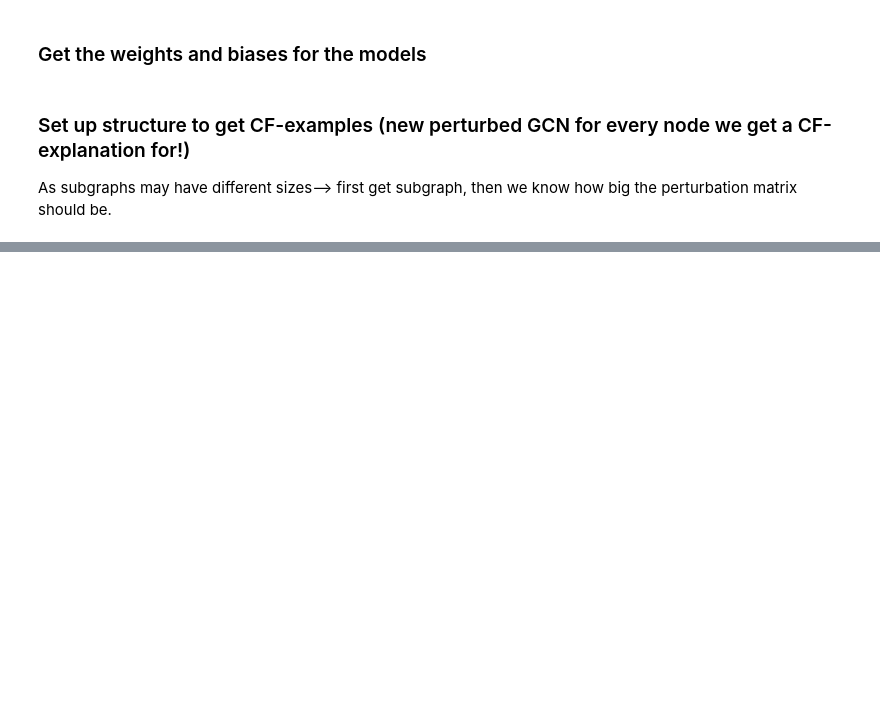
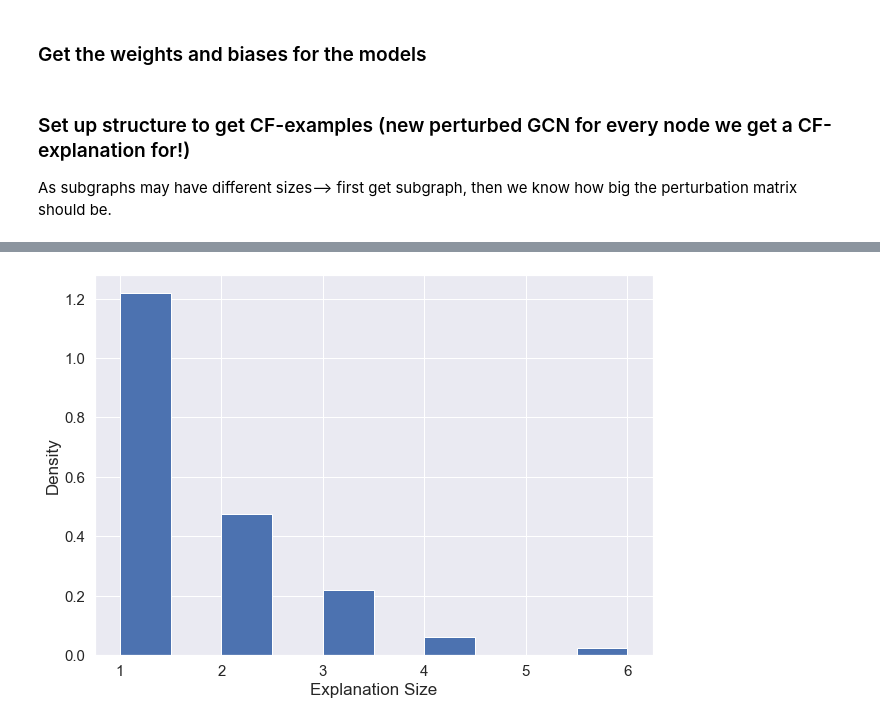
Before and after one commit to Janneke13/CF-GNNExplainer-recreation, a Jupyter notebook: CF_explainer_train.ipynb, the cells around one changed output, grey strips where cells are left out. Cells and saved outputs as stored; diff of their text form; code cells hidden in the pictures; blank space fills up the shorter version.

```diff
--- a/CF_explainer_train.ipynb
+++ b/CF_explainer_train.ipynb
@@ -347,0 +310,14 @@ print(nr_cf_5/ len(test_indices_syn5))
+# %%
+sparsity_mean, sparsity_std = sparsity(adjacency_neigh_syn4, examples_all_syn4)
+fidelity_syn4 = fidelity(len(test_indices_syn4), nr_cf_syn4)
+accuracy_syn4, accuracy_syn4_std = accuracy_explanation(test_indices_syn4, predictions_4, adjacency_neigh_syn4, examples_all_syn4, mapping_syn4 )
+explanation_size_mean, explanation_size_std, explanation_size_list_syn4 = explanation_size(examples_all_syn4)
+
+print("Syn4, mean sparsity:", sparsity_mean)
+print("Syn4, fidelity:", fidelity_syn4)
+print("Syn4, mean accuracy:", accuracy_syn4)
+print("Syn4, mean explanation size:", explanation_size_mean)
+
+print("Syn4, std sparsity:", sparsity_std)
+print("Syn4, std accuracy:", accuracy_syn4_std)
+print("Syn4, std explanation size:", explanation_size_std)
@@ -347,0 +376,16 @@ print(nr_cf_5/ len(test_indices_syn5))
+# %%
+sns.set()
+
+plt.hist(explanation_size_list_syn4,density=True)
+
+plt.xticks(fontsize=15)
+plt.yticks(fontsize=15)
+plt.xlabel('Explanation Size', fontsize=17)
+plt.ylabel('Density', fontsize=17)
+
+figure = plt.gcf()
+figure.set_size_inches(10, 7)
+figure.savefig('plots/explanation_size_syn4.png', dpi=100)
+plt.show()
+# %% [output]
+[figure, added]
```
Also changed, not shown: parts of 27 cells of this notebook, 5 other files.
